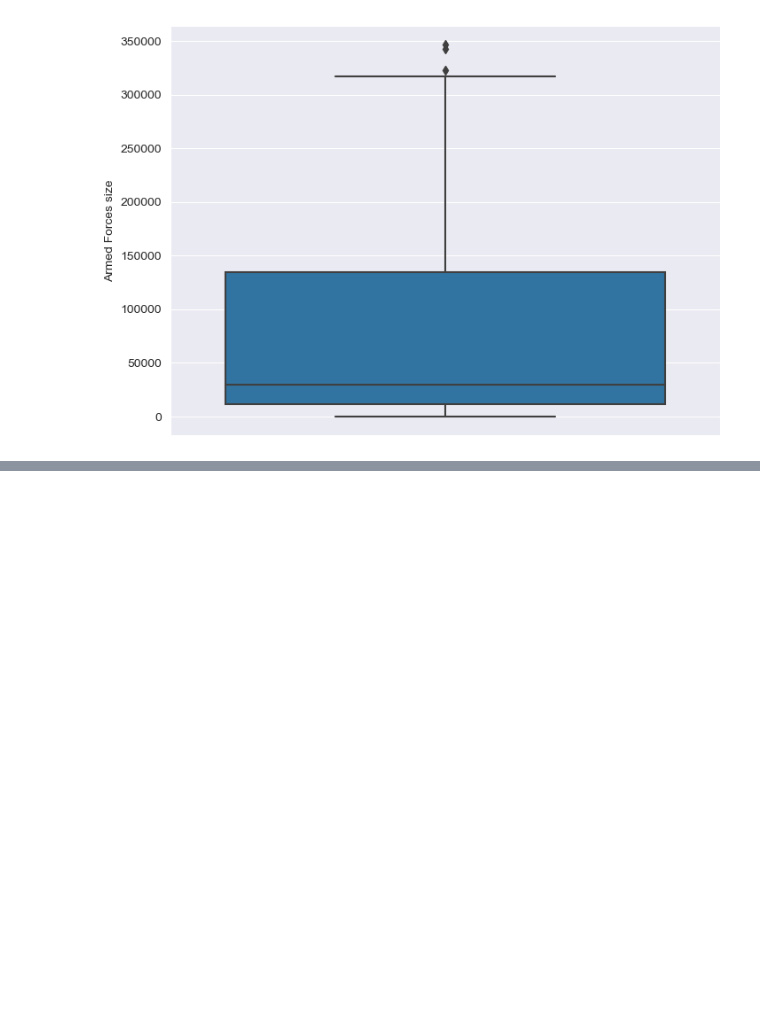
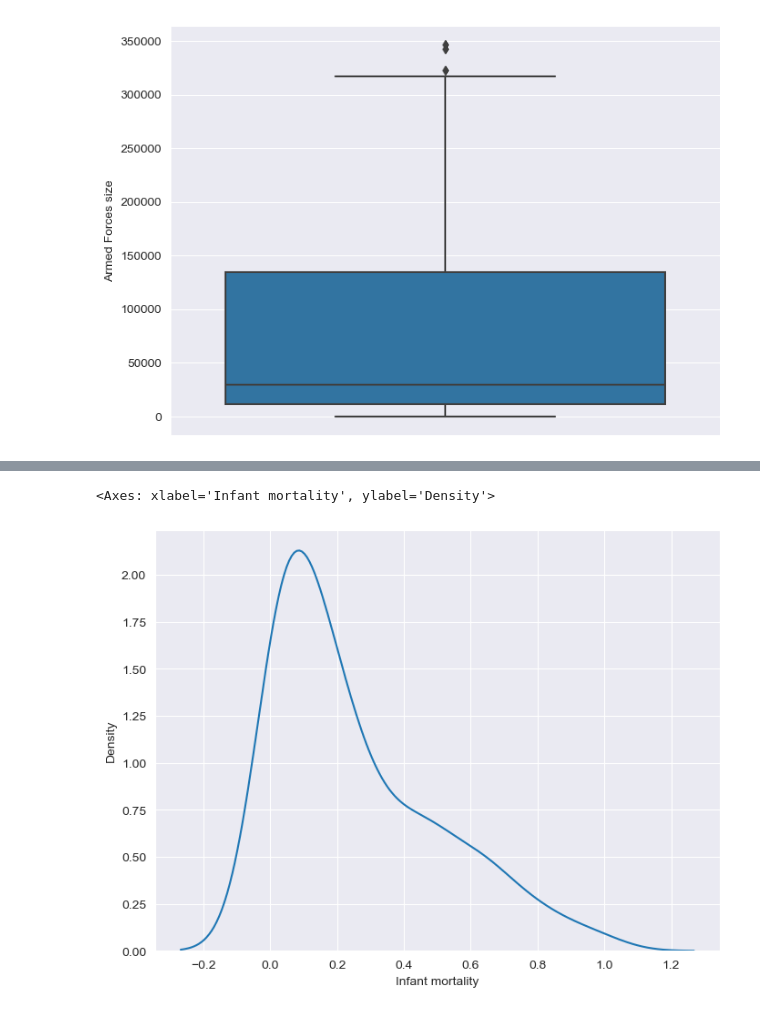
Before and after one commit to ShauryaMalhan/Data-trim, a Jupyter notebook: Shaurya221020448.ipynb, the cells around one changed output, grey strips where cells are left out. Cells and saved outputs as stored; diff of their text form; code cells hidden in the pictures; blank space fills up the shorter version.

```diff
--- a/Shaurya221020448.ipynb
+++ b/Shaurya221020448.ipynb
@@ -598,0 +822,11 @@ plt.show()
+# %%
+from sklearn.preprocessing import MinMaxScaler
+selected_columns = [
+    col for col in selected_columns if data[col].dtype != 'object' and col not in ['Longitude','Latitude']
+]
+scaler = MinMaxScaler()
+scaler.fit(dm[selected_columns])
+dm_MMscaled = scaler.transform(dm[selected_columns])
+dm_MMscaled = pd.DataFrame(dm_MMscaled, columns =selected_columns)
+
+dm_MMscaled.head()
@@ -598,0 +840,5 @@ plt.show()
+# %%
+sns.kdeplot(dm_MMscaled['Infant mortality'])
+# %% [output]
+<Axes: xlabel='Infant mortality', ylabel='Density'>
+[figure, added]
```
Also changed, not shown: parts of 26 cells of this notebook.
